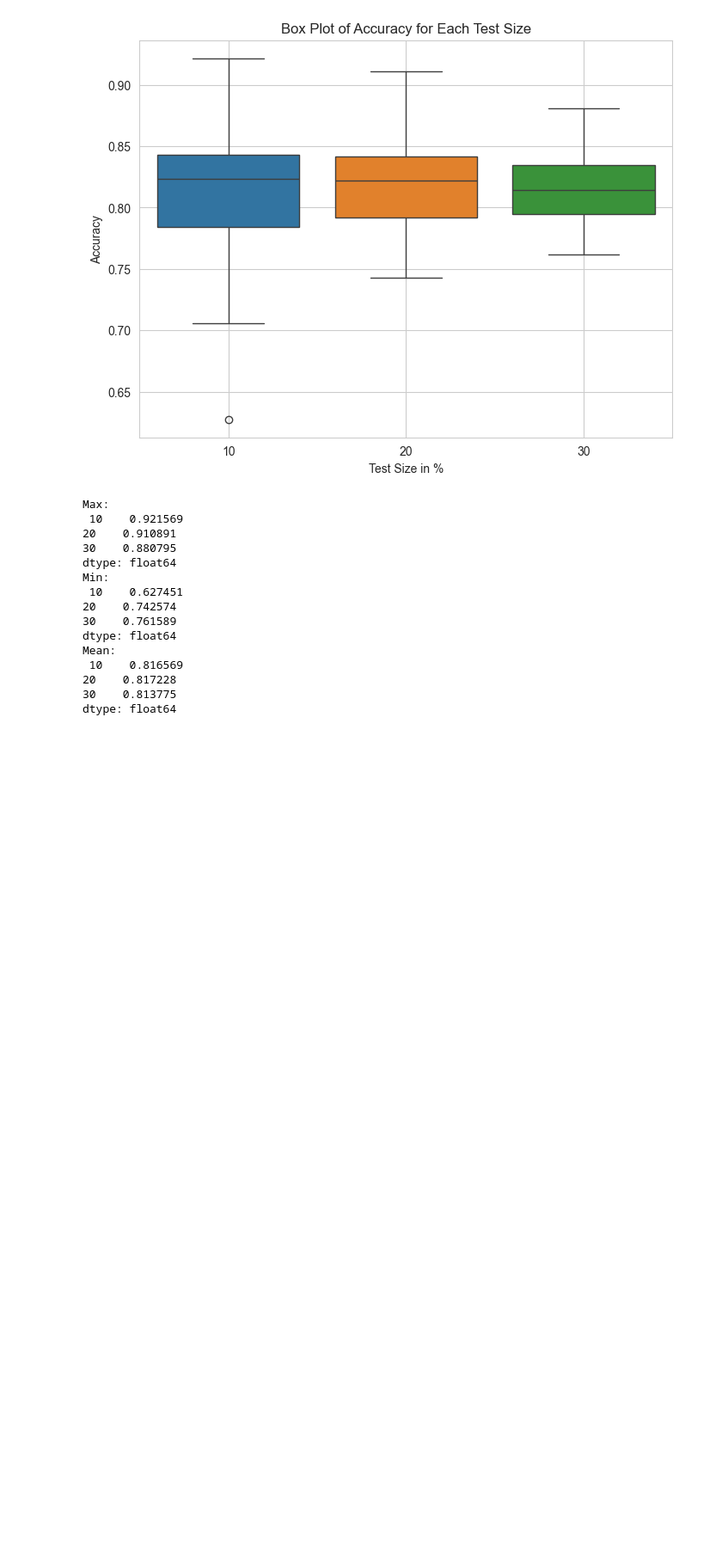
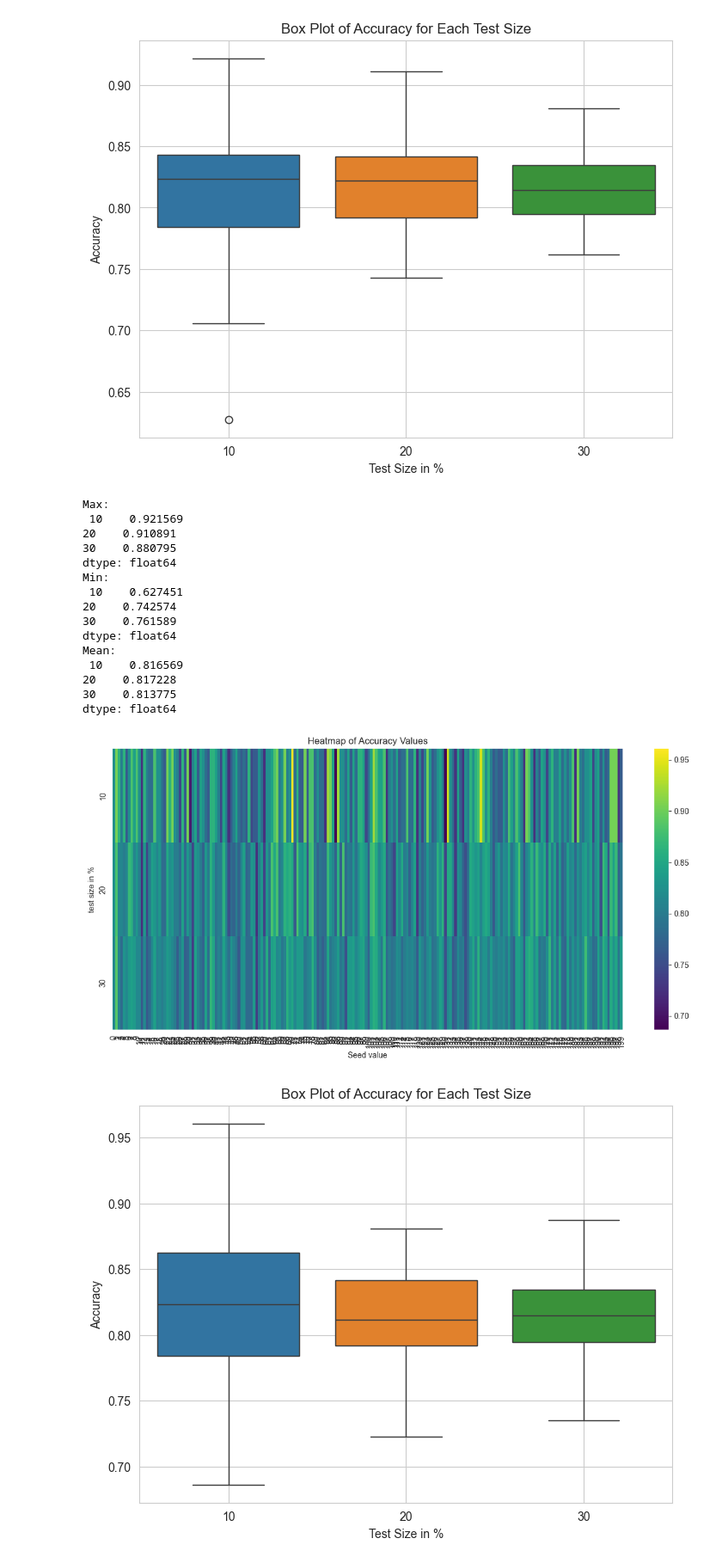
Before and after one commit to dprifer/SF2935__G007, a Jupyter notebook: SVM/SVM model.ipynb, the cells around one changed output. Shown at 86% size. Saved outputs shown, nothing was run; the diff lists cells and outputs as text; code cells hidden in the pictures; blank space fills up the shorter version.

```diff
--- a/SVM/SVM model.ipynb
+++ b/SVM/SVM model.ipynb
@@ -729,22 +407,28 @@ The more features we try to use, the more diverse the composition of different "
 # %%
 final_features_1 = ['speechiness', 'danceability', 'liveness', 'energy']
 final_features_2 = ['speechiness', 'danceability', 'liveness', 'loudness']
+final_features_3 = ['speechiness', 'danceability', 'liveness', 'acousticness']
 accuracy_final_dict_1 = {}
 accuracy_final_dict_2 = {}
+accuracy_final_dict_3 = {}
 # getting an idea of accuracy:
 for i in [10, 20, 30]:
     accuracy_final_dict_1[i] = {}
     accuracy_final_dict_2[i] = {}
+    accuracy_final_dict_3[i] = {}
     for seed in range(200):
         print(f'Training split: {i/100}, seed = {seed}')
         predictors_train_final_1, predictors_test_final_1, response_train_final_1, response_test_final_1 = train_test_split(encoded_data[final_features_1], response, test_size=i/100, random_state=seed)
         predictors_train_final_2, predictors_test_final_2, response_train_final_2, response_test_final_2 = train_test_split(encoded_data[final_features_2], response, test_size=i/100, random_state=seed)
+        predictors_train_final_3, predictors_test_final_3, response_train_final_3, response_test_final_3 = train_test_split(encoded_data[final_features_3], response, test_size=i/100, random_state=seed)
 
         model_1, accuracy_1 = svm_model('rbf', predictors_train_final_1, response_train_final_1, predictors_test_final_1, response_test_final_1, metrics = 'None')
         model_2, accuracy_2 = svm_model('rbf', predictors_train_final_2, response_train_final_2, predictors_test_final_2, response_test_final_2, metrics = 'None')
+        model_3, accuracy_3 = svm_model('rbf', predictors_train_final_3, response_train_final_3, predictors_test_final_3, response_test_final_3, metrics = 'None')
 
         accuracy_final_dict_1[i][seed] = accuracy_1
         accuracy_final_dict_2[i][seed] = accuracy_2
+        accuracy_final_dict_3[i][seed] = accuracy_3
 # %% [output]
 Training split: 0.1, seed = 0
 Training split: 0.1, seed = 1
@@ -855,3 +539,34 @@ Mean:
 20    0.817228
 30    0.813775
 dtype: float64
+# %%
+splits = sorted(accuracy_final_dict_3.keys())
+seed_nrs = range(200)
+Z = np.array([[accuracy_final_dict_3[split][seed_nr] for split in splits] for seed_nr in seed_nrs])
+
+# Create a heatmap
+plt.figure(figsize=(12, 6))
+sns.heatmap(Z.T, xticklabels=seed_nrs, yticklabels=splits, cmap='viridis', annot=False)
+plt.xlabel('Seed value')
+plt.ylabel('test size in %')
+plt.title('Heatmap of Accuracy Values')
+plt.tight_layout()
+plt.savefig('Accuracy_heatmap_4_loudness.eps', format='eps')
+plt.show()
+
+df3 = pd.DataFrame(accuracy_final_dict_3)
+plt.figure(figsize=(8, 6))
+sns.boxplot(data=df3)
+plt.title('Box Plot of Accuracy for Each Test Size')
+plt.xlabel('Test Size in %')
+plt.ylabel('Accuracy')
+plt.grid(True)
+plt.savefig('Boxplot_4_loudness.eps', format='eps')
+plt.show()
+
+print(f'Max: \n {df3.max()}')
+print(f'Min: \n {df3.min()}')
+print(f'Mean: \n {df3.mean()}')
+# %% [output]
+[figure, added]
+[figure, added]
```
Also changed, not shown: parts of 37 cells of this notebook, 4 other files.
